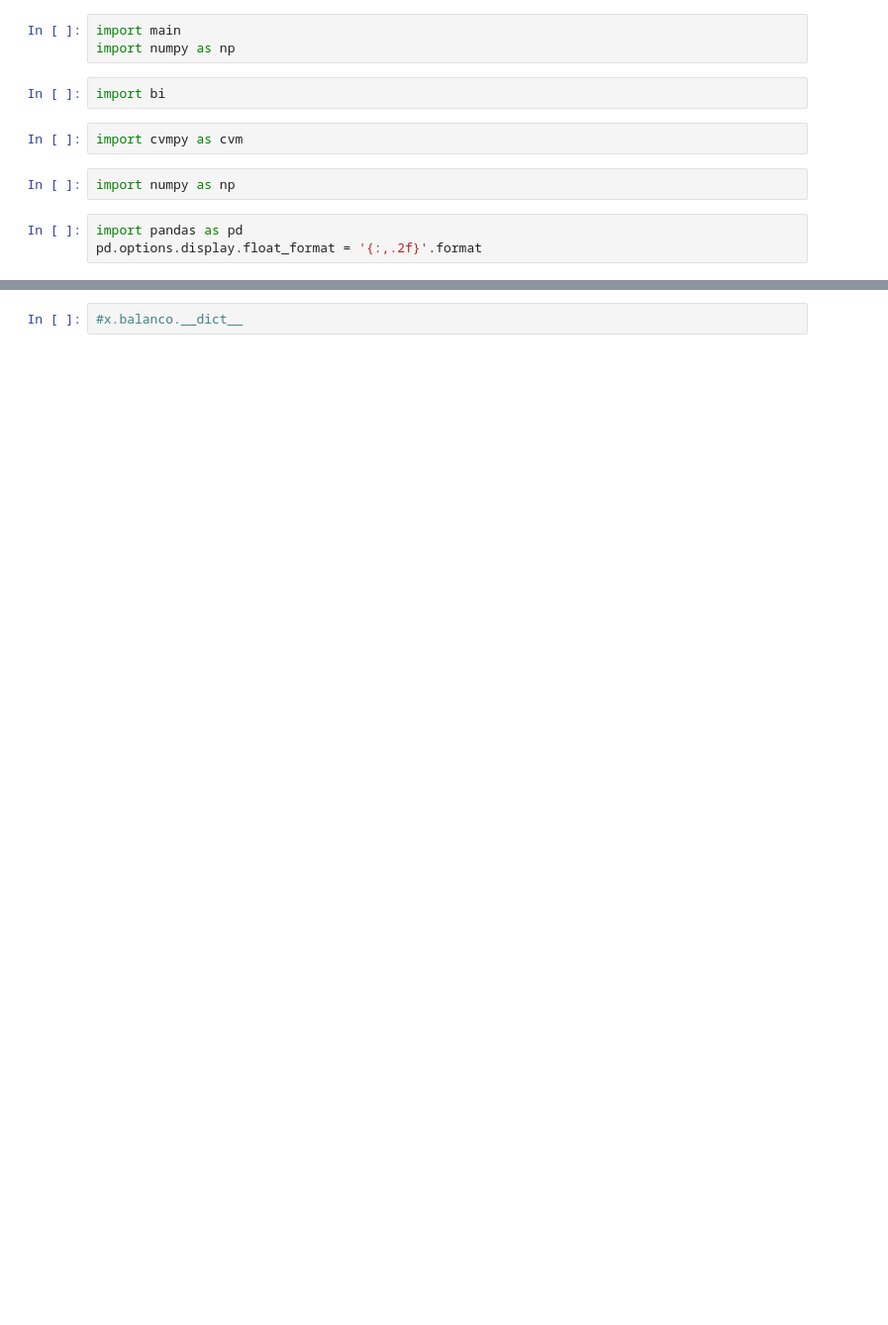
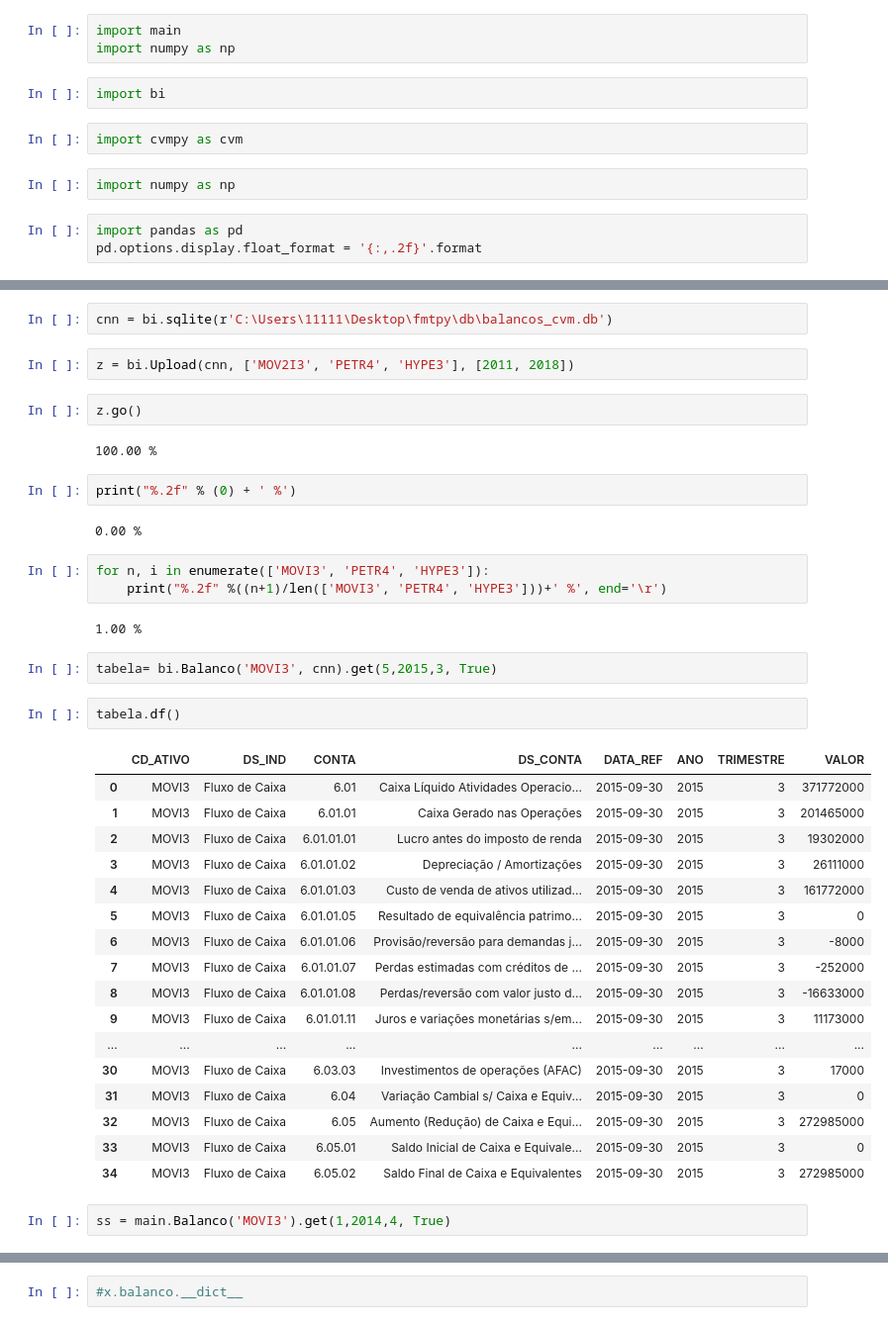
Before and after one commit to janes/fmtpy, a Jupyter notebook: fmtpy/Teste.ipynb, the cells around one changed output, grey strips where cells are left out. Shown at 99% size. Saved outputs shown, nothing was run; the diff lists cells and outputs as text; blank space fills up the shorter version.

```diff
--- a/fmtpy/Teste.ipynb
+++ b/fmtpy/Teste.ipynb
@@ -14,0 +13,41 @@ pd.options.display.float_format = '{:,.2f}'.format
+# %%
+cnn = bi.sqlite(r'C:\Users\11111\Desktop\fmtpy\db\balancos_cvm.db')
+# %%
+z = bi.Upload(cnn, ['MOV2I3', 'PETR4', 'HYPE3'], [2011, 2018])
+# %%
+z.go()
+# %% [output]
+100.00 %
+# %%
+print("%.2f" % (0) + ' %')
+# %% [output]
+0.00 %
+# %%
+for n, i in enumerate(['MOVI3', 'PETR4', 'HYPE3']):
+    print("%.2f" %((n+1)/len(['MOVI3', 'PETR4', 'HYPE3']))+' %', end='\r')
+# %% [output]
+1.00 %
+# %%
+tabela= bi.Balanco('MOVI3', cnn).get(5,2015,3, True)
+# %%
+tabela.df()
+# %% [output]
+|  | CD_ATIVO | DS_IND | CONTA | DS_CONTA | DATA_REF | ANO | TRIMESTRE | VALOR |
+| 0 | MOVI3 | Fluxo de Caixa | 6.01 | Caixa Líquido Atividades Operacio... | 2015-09-30 | 2015 | 3 | 371772000 |
+| 1 | MOVI3 | Fluxo de Caixa | 6.01.01 | Caixa Gerado nas Operações | 2015-09-30 | 2015 | 3 | 201465000 |
+| 2 | MOVI3 | Fluxo de Caixa | 6.01.01.01 | Lucro antes do imposto de renda | 2015-09-30 | 2015 | 3 | 19302000 |
+| 3 | MOVI3 | Fluxo de Caixa | 6.01.01.02 | Depreciação / Amortizações | 2015-09-30 | 2015 | 3 | 26111000 |
+| 4 | MOVI3 | Fluxo de Caixa | 6.01.01.03 | Custo de venda de ativos utilizad... | 2015-09-30 | 2015 | 3 | 161772000 |
+| 5 | MOVI3 | Fluxo de Caixa | 6.01.01.05 | Resultado de equivalência patrimo... | 2015-09-30 | 2015 | 3 | 0 |
+| 6 | MOVI3 | Fluxo de Caixa | 6.01.01.06 | Provisão/reversão para demandas j... | 2015-09-30 | 2015 | 3 | -8000 |
+| 7 | MOVI3 | Fluxo de Caixa | 6.01.01.07 | Perdas estimadas com créditos de ... | 2015-09-30 | 2015 | 3 | -252000 |
+| 8 | MOVI3 | Fluxo de Caixa | 6.01.01.08 | Perdas/reversão com valor justo d... | 2015-09-30 | 2015 | 3 | -16633000 |
+| 9 | MOVI3 | Fluxo de Caixa | 6.01.01.11 | Juros e variações monetárias s/em... | 2015-09-30 | 2015 | 3 | 11173000 |
+| ... | ... | ... | ... | ... | ... | ... | ... | ... |
+| 30 | MOVI3 | Fluxo de Caixa | 6.03.03 | Investimentos de operações (AFAC) | 2015-09-30 | 2015 | 3 | 17000 |
+| 31 | MOVI3 | Fluxo de Caixa | 6.04 | Variação Cambial s/ Caixa e Equiv... | 2015-09-30 | 2015 | 3 | 0 |
+| 32 | MOVI3 | Fluxo de Caixa | 6.05 | Aumento (Redução) de Caixa e Equi... | 2015-09-30 | 2015 | 3 | 272985000 |
+| 33 | MOVI3 | Fluxo de Caixa | 6.05.01 | Saldo Inicial de Caixa e Equivale... | 2015-09-30 | 2015 | 3 | 0 |
+| 34 | MOVI3 | Fluxo de Caixa | 6.05.02 | Saldo Final de Caixa e Equivalentes | 2015-09-30 | 2015 | 3 | 272985000 |
+# %%
+ss = main.Balanco('MOVI3').get(1,2014,4, True)
```
Also changed, not shown: parts of 69 cells of this notebook, 4 other files.
